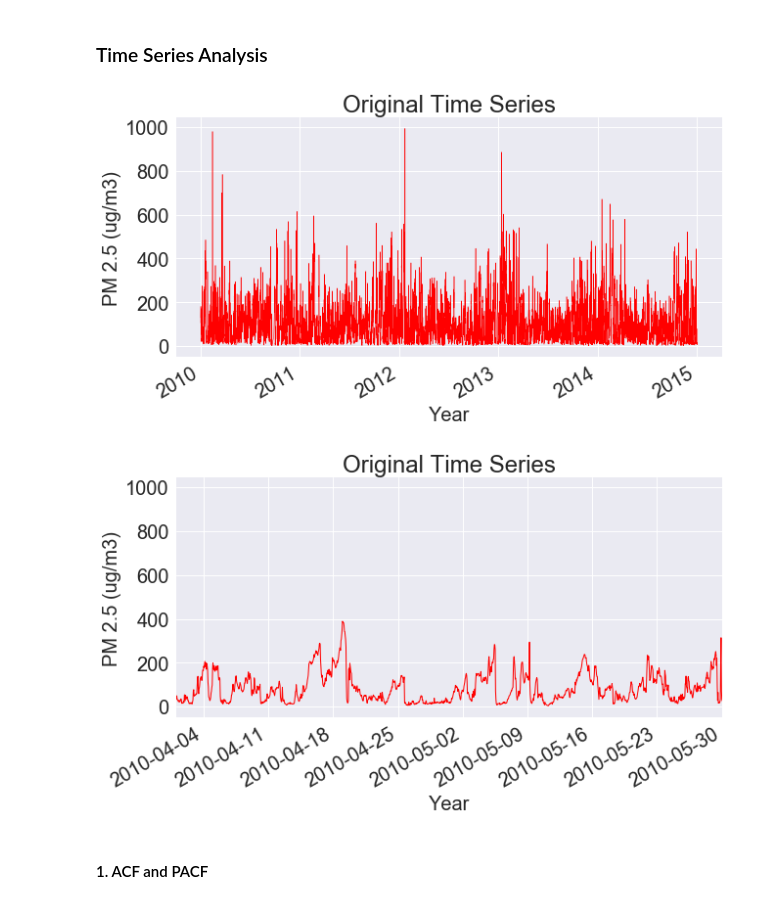
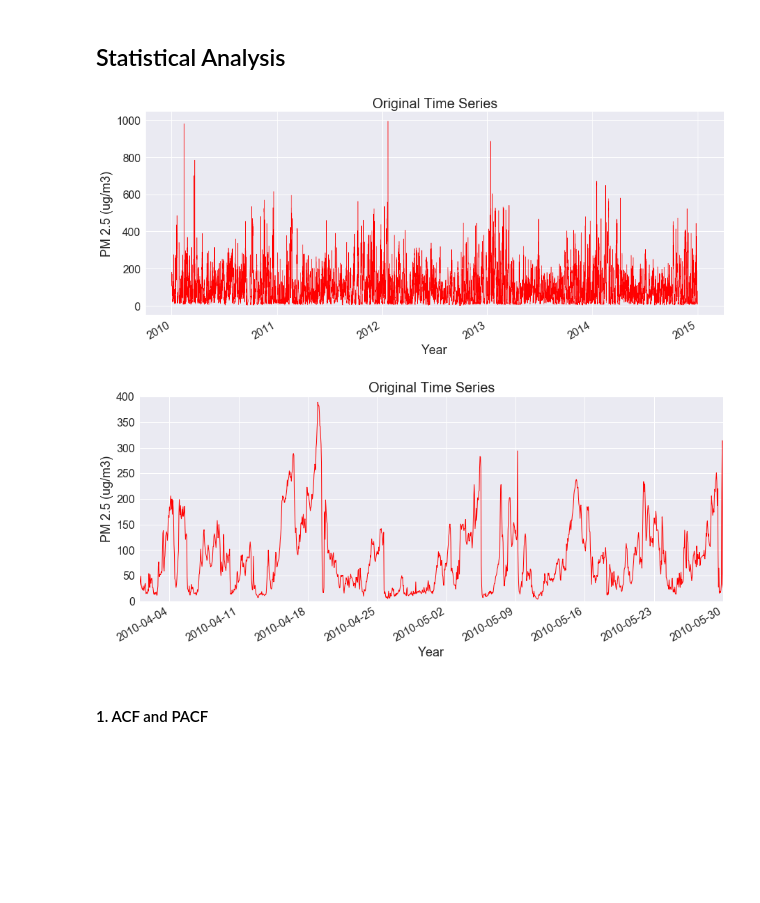
Before and after one commit to tmcdunn/Forecasting_Beijing_Air_Quality, a Jupyter notebook: code/Beijing_AirQuality_3-TimeSeriesAnalysis.ipynb, the cells around one changed output. Saved outputs shown, nothing was run; the diff lists cells and outputs as text; code cells hidden in the pictures; blank space fills up the shorter version.

```diff
--- a/code/Beijing_AirQuality_3-TimeSeriesAnalysis.ipynb
+++ b/code/Beijing_AirQuality_3-TimeSeriesAnalysis.ipynb
@@ -38,24 +39,27 @@ memory usage: 2.5 MB
 # %% [markdown]
-###  Time Series Analysis
+##  Statistical Analysis
 # %%
 pm25 = df['pm25']
 
 # Original time series
-pm25.plot(figsize=(10,5), linewidth=0.5, fontsize=20, color='red')
-plt.xlabel('Year', fontsize=20)
-plt.title('Original Time Series', fontsize=24)
-plt.ylabel('PM 2.5 (ug/m3)', fontsize=20);
+pm25.plot(figsize=(15,6), linewidth=0.5, fontsize=16, color='red')
+plt.xlabel('Year', fontsize=18)
+plt.ylabel('PM 2.5 (ug/m3)', fontsize=18)
+plt.title('Original Time Series', fontsize=20);
+plt.savefig('../figures/original_time_series.png');
 # %% [output]
-[figure, old version]
+[figure, new version]
 # %%
 # Zoom in to look for structure on shorter timescale
-pm25.plot(figsize=(10,5), linewidth=1, fontsize=20, color='red')
-plt.xlabel('Year', fontsize=20)
-plt.title('Original Time Series', fontsize=24)
-plt.ylabel('PM 2.5 (ug/m3)', fontsize=20)
+pm25.plot(figsize=(15,6), linewidth=1, fontsize=16, color='red')
+plt.xlabel('Year', fontsize=18)
+plt.ylabel('PM 2.5 (ug/m3)', fontsize=18)
+plt.title('Original Time Series', fontsize=20)
 plt.xlim(['2010-04-01', '2010-05-30']);
+plt.ylim([0,400])
+plt.savefig('../figures/original_time_series_zoom.png');
 # %% [output]
-[figure, old version]
+[figure, new version]
 # %% [markdown]
 #### 1. ACF and PACF
 # %%
```
Also changed, not shown: parts of 12 cells of this notebook, 19 other files.
